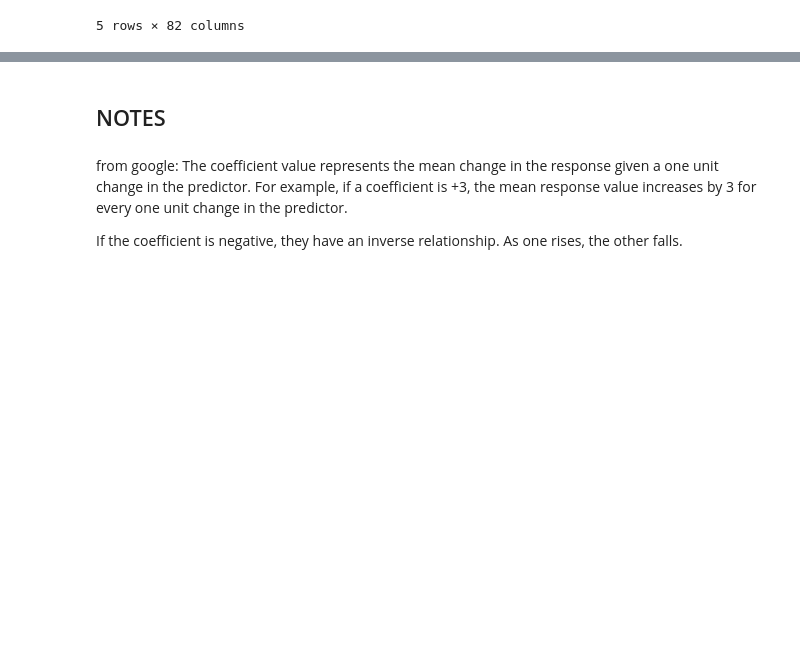
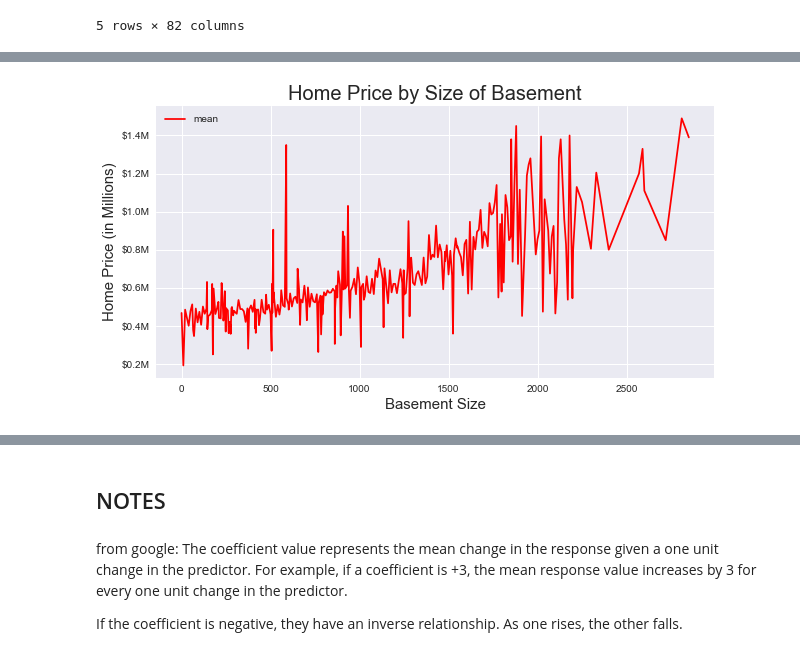
Before and after one commit to jxn628/dsc-home-price-analysis, a Jupyter notebook: student.ipynb, the cells around one changed output, grey strips where cells are left out. Cells and saved outputs as stored; diff of their text form; code cells hidden in the pictures; blank space fills up the shorter version.

```diff
--- a/student.ipynb
+++ b/student.ipynb
@@ -1216,0 +1218,5 @@ grade_df
+# %%
+basement_df = final_df.groupby('sqft_basement')['price'].describe().sort_values('sqft_basement', ascending=False)
+basement_df= basement_df.reset_index()
+basement_df = basement_df[['sqft_basement','25%', 'mean', '75%']]
+basement_df
@@ -1238,0 +1314,19 @@ final_df.head()
+# %%
+#plotting features vs price
+
+fig, ax = plt.subplots(figsize=(10,5))
+
+p = sns.lineplot(x="sqft_basement", y="mean", data=basement_df, label="mean", color='red')
+#p = sns.lineplot(x="sqft_basement", y="25%", data=basement_df, label="Low", color='green')
+#p = sns.lineplot(x="sqft_basement", y="75%", data=basement_df, label="High", color='blue')
+
+p.set_xlabel("Basement Size", fontsize = 15)
+p.set_ylabel("Home Price (in Millions)", fontsize = 15)
+p.yaxis.set_major_formatter(display_millions)
+p.set_title("Home Price by Size of Basement", fontsize = 20)
+plt.figsize=(15,10)
+#plt.savefig('images/microsoft_movie_analysis_1')
+
+plt.show();
+# %% [output]
+[figure, added]
```
Also changed, not shown: parts of 9 cells of this notebook.
